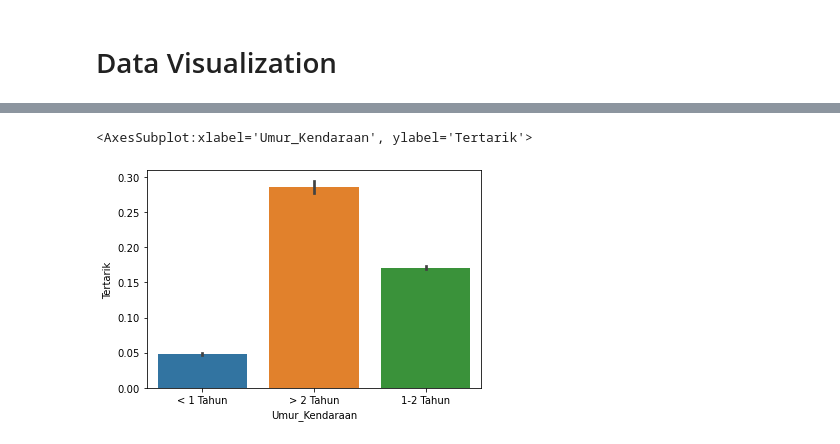
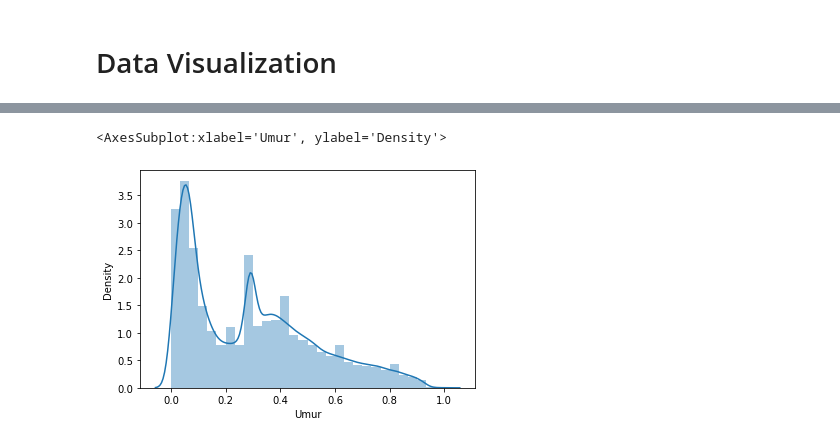
Before and after one commit to hilaler/Used-Car-interest, a Jupyter notebook: ScratchClustering.ipynb, the cells around one changed output, grey strips where cells are left out. Cells and saved outputs as stored; diff of their text form; code cells hidden in the pictures.

```diff
--- a/ScratchClustering.ipynb
+++ b/ScratchClustering.ipynb
@@ -66,13 +67,19 @@ Kanal_Penjualan      14299
 Lama_Berlangganan    13992
 Tertarik                 0
 dtype: int64
+# %%
+data_train.drop('id', inplace=True, axis=1)
+data_train.drop('Jenis_Kelamin', inplace =True, axis=1)
+data_train.drop('Umur_Kendaraan', inplace =True, axis=1)
+data_train.drop('Kendaraan_Rusak', inplace =True, axis=1)
 # %%
-data_train.drop('id', inplace=True, axis=1)
-umur_median = data_train['Umur'].median()
-premi_median = data_train['Premi'].median()
-berlangganan_median = data_train['Lama_Berlangganan'].median()
-data_train['Umur'].fillna(umur_median, inplace=True)
-data_train['Premi'].fillna(premi_median, inplace=True)
-data_train['Lama_Berlangganan'].fillna(berlangganan_median, inplace=True)
-data_train['Jenis_Kelamin'].fillna("Pria", inplace=True)
+umur_mean = data_train['Umur'].mean()
+premi_mean = data_train['Premi'].mean()
+berlangganan_mean = data_train['Lama_Berlangganan'].mean()
+kanal_mean = data_train['Kanal_Penjualan'].mean()
+data_train['Umur'].fillna(umur_mean, inplace=True)
+data_train['Premi'].fillna(premi_mean, inplace=True)
+data_train['Lama_Berlangganan'].fillna(berlangganan_mean, inplace=True)
+data_train['Kanal_Penjualan'].fillna(kanal_mean, inplace=True)
 data_train.ffill(inplace=True)
+data_train.isnull().sum()
@@ -93,0 +108,3 @@ dtype: int64
+# %%
+data_train = (data_train - data_train.min()) / (data_train.max() - data_train.min())
+data_train.describe()
@@ -119,5 +123,5 @@ Text(0, 0.5, 'Car Numbers')
-# %%
-sns.barplot(x='Umur_Kendaraan', y='Tertarik', data=data_train)
-# %% [output]
-<AxesSubplot:xlabel='Umur_Kendaraan', ylabel='Tertarik'>
-[figure, removed]
+# %%
+sns.distplot(data_train['Umur'], bins=30)
+# %% [output]
+<AxesSubplot:xlabel='Umur', ylabel='Density'>
+[figure, added]
```
Also changed, not shown: parts of 28 cells of this notebook.
